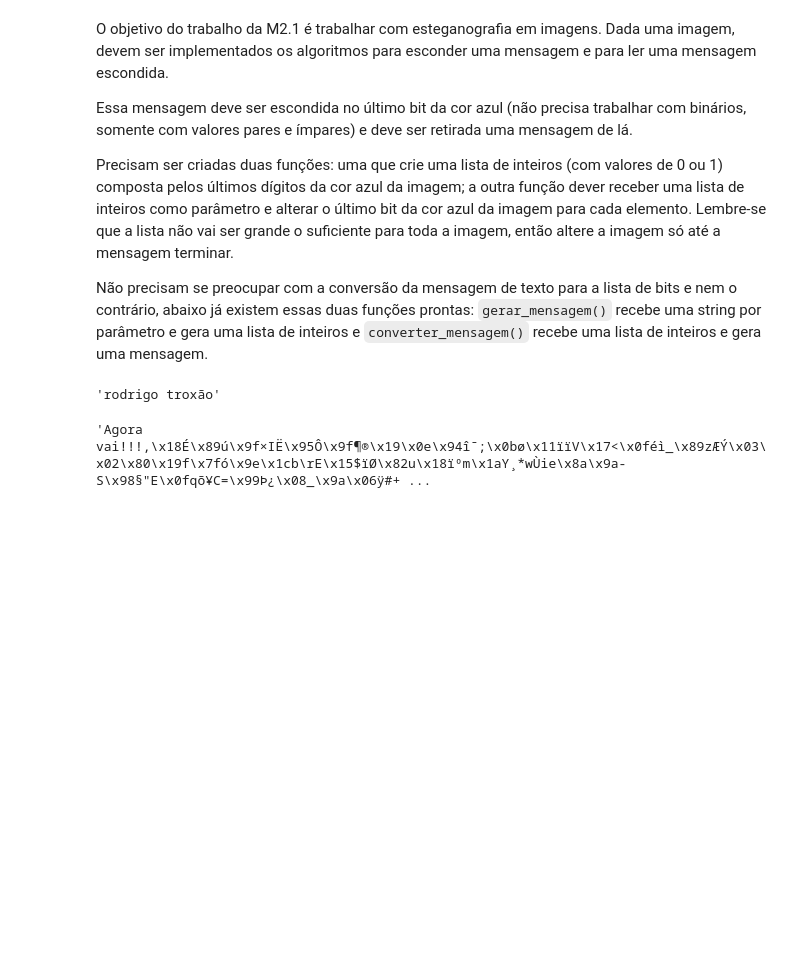
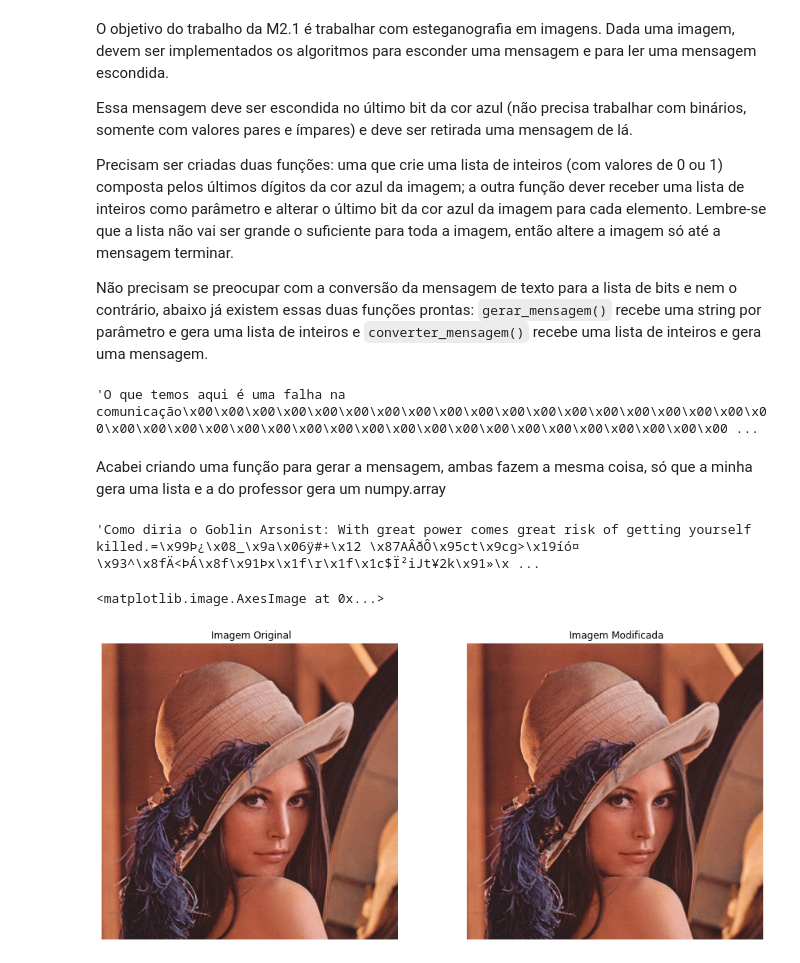
Before and after one commit to FabioVCoelho/Univali, a Jupyter notebook: PythonIntro/Trabalho_M2_1.ipynb, the cells around one changed output. Saved outputs shown, nothing was run; the diff lists cells and outputs as text; code cells hidden in the pictures; blank space fills up the shorter version.

Commit message:
Atualizado método de atualização do ultimo bit

```diff
--- a/PythonIntro/Trabalho_M2_1.ipynb
+++ b/PythonIntro/Trabalho_M2_1.ipynb
@@ -64,9 +56,9 @@ def lista_ultimo_bit_do_azul(imagem):
   return list_bits
 # %%
 img = cv2.imread('/content/drive/My Drive/Colab Notebooks/IntroPython/out.png')
-converter_mensagem(lista_ultimo_bit_do_azul(img)[0:112])
+converter_mensagem(lista_ultimo_bit_do_azul(img))
 # %% [output]
-'rodrigo troxão'
+'O que temos aqui é uma falha na comunicação\x00\x00\x00\x00\x00\x00\x00\x00\x00\x00\x00\x00\x00\x00\x00\x00\x00\x00\x00\x00\x00\x00\x00\x00\x00\x00\x00\x00\x00\x00\x00\x00\x00\x00\x00\x00\x00\x00\x00 ...
 # %%
 def adicionar_bit_ao_azul(imagem, list_bits):
   temp = 0
@@ -75,16 +67,37 @@ def adicionar_bit_ao_azul(imagem, list_bits):
     for index_pixel,pixel in enumerate(img_array):
       if temp >= length_list_bits:
         return imagem
-      pixel[2] = int((bin(pixel[2])[:-1] + str(list_bits[temp]))[2:])
+      pixel[2] = int((bin(pixel[2])[:-1] + str(list_bits[temp]))[2:],2)
       temp = temp + 1
   return imagem;
+# %% [markdown]
+Acabei criando uma função para gerar a mensagem, ambas fazem a mesma coisa, só que a minha gera uma lista e a do professor gera um numpy.array
 # %%
 def convert_string_to_list_bit(phrase):
   return list(map(int,''.join(format(ord(i), '08b') for i in phrase)))
 # %%
-list_of_bits = convert_string_to_list_bit("Agora vai!!!")
+list_of_bits = convert_string_to_list_bit("Como diria o Goblin Arsonist: With great power comes great risk of getting yourself killed.")
 img_lena = cv2.imread('/content/drive/My Drive/Colab Notebooks/IntroPython/lena.png')
 img_modified = adicionar_bit_ao_azul(img_lena, list_of_bits)
+
 converter_mensagem(lista_ultimo_bit_do_azul(img_modified))
 # %% [output]
-'Agora vai!!!,\x18É\x89ú\x9f×IË\x95Ô\x9f¶®\x19\x0e\x94î¯;\x0bø\x11ïïV\x17<\x0féì_\x89zÆÝ\x03\x02\x80\x19f\x7fó\x9e\x1cb\rE\x15$ïØ\x82u\x18ïºm\x1aY¸*wÙie\x8a\x9a-S\x98§"E\x0fqõ¥C=\x99Þ¿\x08_\x9a\x06ÿ#+ ...
+'Como diria o Goblin Arsonist: With great power comes great risk of getting yourself killed.=\x99Þ¿\x08_\x9a\x06ÿ#+\x12 \x87AÂðÔ\x95ct\x9cg>\x19íó¤\x93^\x8fÄ<ÞÁ\x8f\x91Þx\x1f\r\x1f\x1c$Ï²iJt¥2k\x91»\x ...
+# %%
+img = cv2.cvtColor(img_modified, cv2.COLOR_BGR2RGB)
+im2 = cv2.cvtColor(img_lena, cv2.COLOR_BGR2RGB)
+
+fig = plt.figure(figsize=(15,15))
+
+fig.add_subplot(221)
+plt.title(' Imagem Original')
+plt.axis('off')
+plt.imshow(im2)
+
+fig.add_subplot(222)
+plt.title(' Imagem Modificada')
+plt.axis('off')
+plt.imshow(img)
+# %% [output]
+<matplotlib.image.AxesImage at 0x...>
+[figure, added]
```
Also changed, not shown: parts of 2 cells of this notebook.
